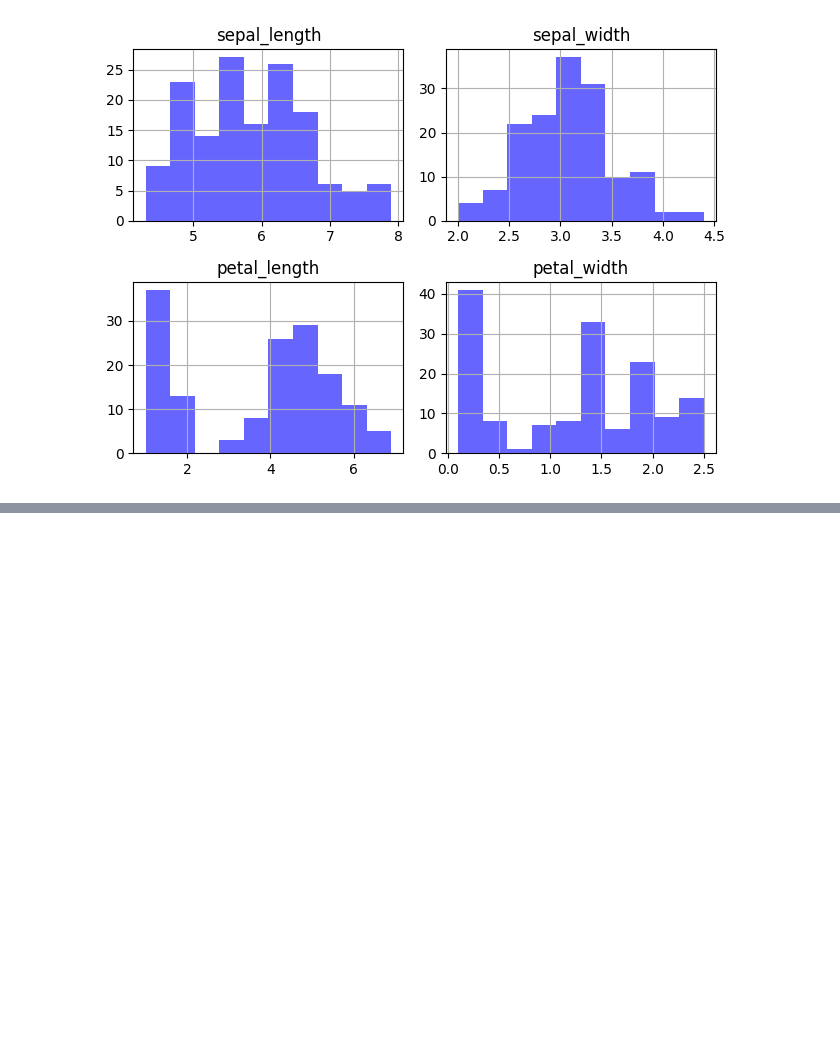
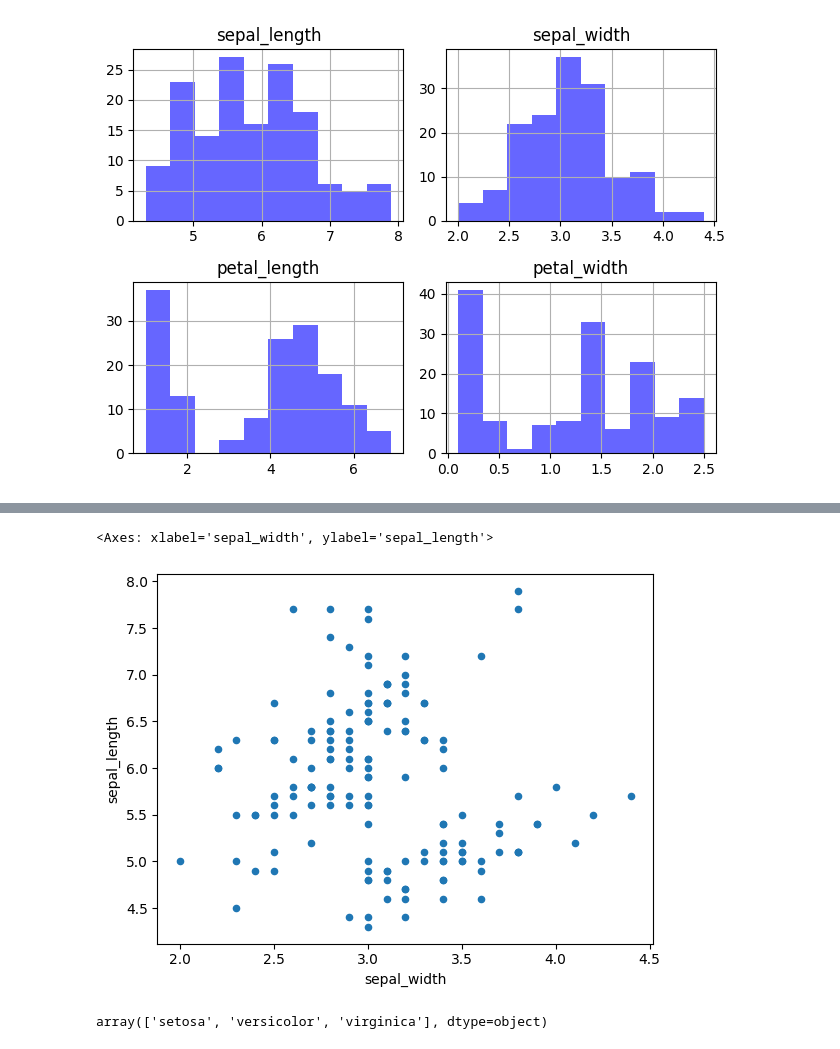
Before and after one commit to arashniroomand/MachineLearning, a Jupyter notebook: Practical_MasterClass/DataVisualization.ipynb, the cells around one changed output, grey strips where cells are left out. Drawn from its saved outputs; the diff is of its cells as text; code cells hidden in the pictures; blank space fills up the shorter version.

```diff
--- a/Practical_MasterClass/DataVisualization.ipynb
+++ b/Practical_MasterClass/DataVisualization.ipynb
@@ -156,0 +166,9 @@ plt.show()
+# %%
+iris.plot.scatter(x = 'sepal_width', y = 'sepal_length')
+# %% [output]
+<Axes: xlabel='sepal_width', ylabel='sepal_length'>
+[figure, added]
+# %%
+iris['species'].unique()
+# %% [output]
+array(['setosa', 'versicolor', 'virginica'], dtype=object)
```
Also changed, not shown: parts of 4 cells of this notebook.
